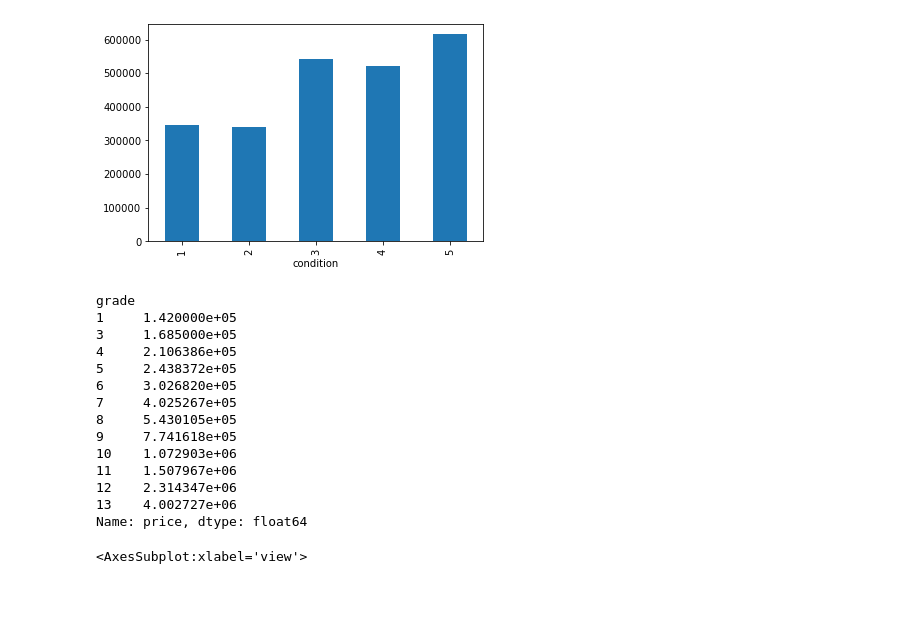
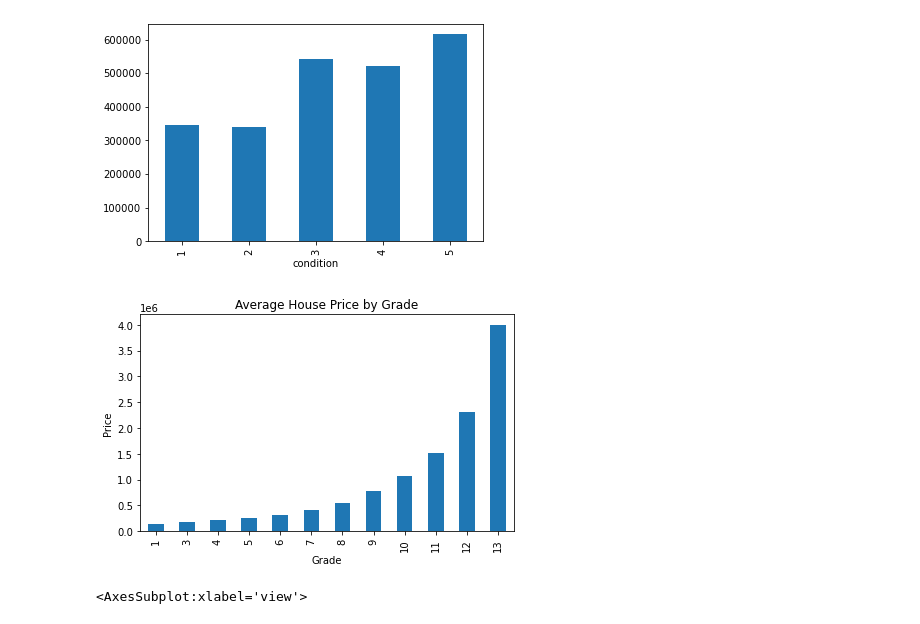
Before and after one commit to markrubin85/Real_Estate_Value_Prediction_Model, a Jupyter notebook: Data_Cleaning.ipynb, the cells around one changed output. Saved outputs shown, nothing was run; the diff lists cells and outputs as text; code cells hidden in the pictures; blank space fills up the shorter version.

```diff
--- a/Data_Cleaning.ipynb
+++ b/Data_Cleaning.ipynb
@@ -108,23 +113,17 @@ df.groupby('condition')['price'].mean().plot(kind='bar')
 # %% [output]
 <AxesSubplot:xlabel='condition'>
 [figure]
-# %%
-df.groupby('grade')['price'].mean()
-# %% [output]
-grade
-1     1.420000e+05
-3     1.685000e+05
-4     2.106386e+05
-5     2.438372e+05
-6     3.026820e+05
-7     4.025267e+05
-8     5.430105e+05
-9     7.741618e+05
-10    1.072903e+06
-11    1.507967e+06
-12    2.314347e+06
-13    4.002727e+06
-Name: price, dtype: float64
+# %%
+ax= df.groupby('grade')['price'].mean().plot(kind='bar')
+ax.set_title('Average House Price by Grade')
+ax.set_xlabel('Grade')
+ax.set_ylabel('Price')
+
+plt.tight_layout()
+plt.savefig('Data_Visualizations/Average_House_Price_by_Grade.png')
+plt.show()
+# %% [output]
+[figure, added]
 # %%
 df.groupby('view')['price'].mean().plot(kind='bar')
 # %% [output]
```
Also changed, not shown: parts of 101 cells of this notebook, 11 other files.
